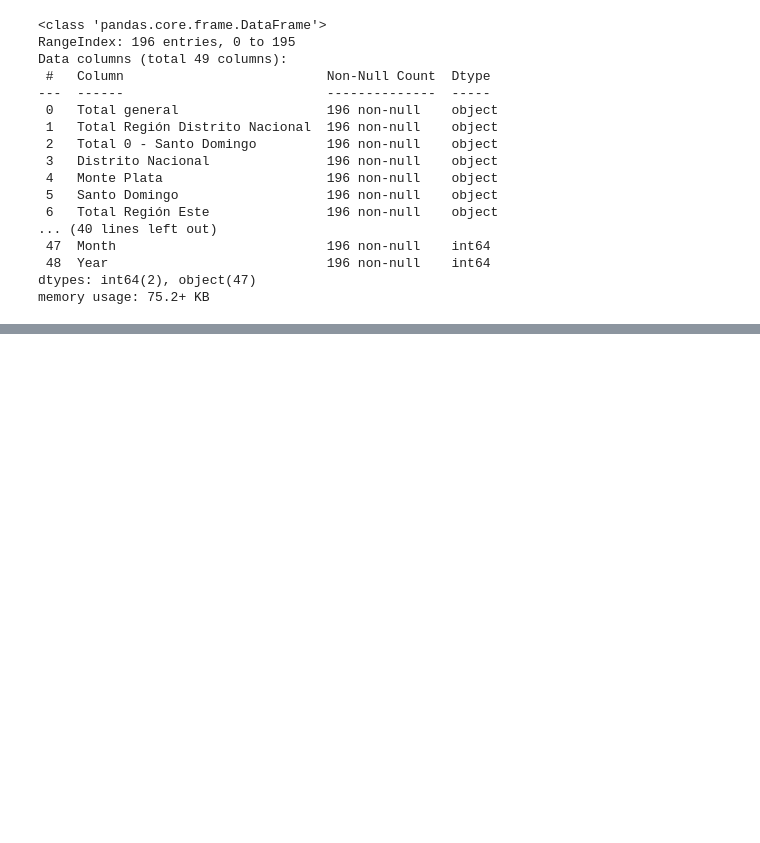
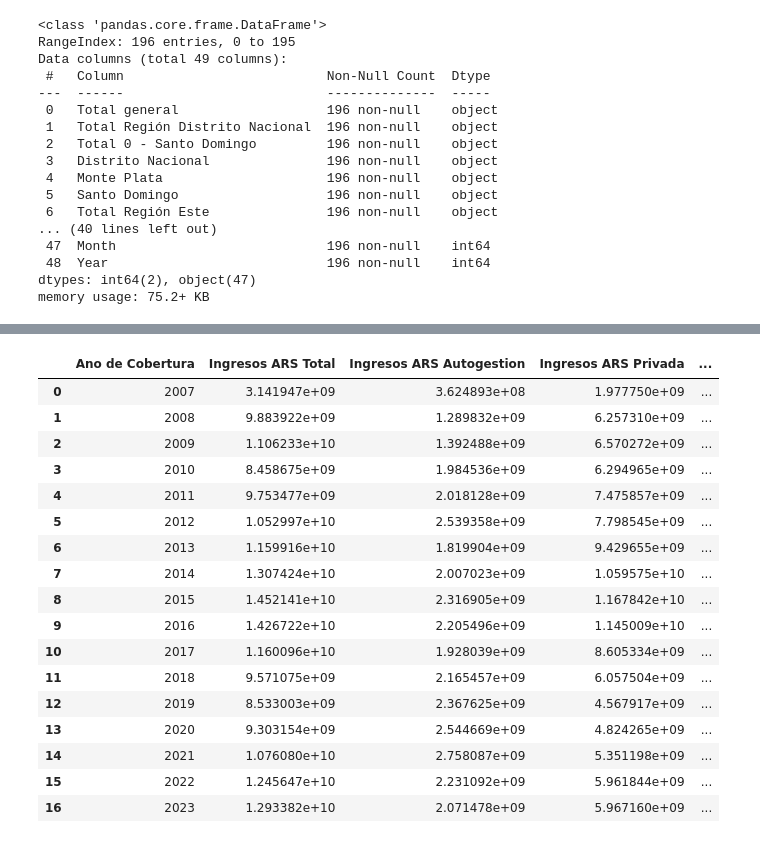
Before and after one commit to erid144/Analisis-de-las-ARS-en-el-Seguro-Familiar-de-Salud-de-la-Republica-Dominicana, a Jupyter notebook: Solution.ipynb, the cells around one changed output, grey strips where cells are left out. Saved outputs shown, nothing was run; the diff lists cells and outputs as text; code cells hidden in the pictures; blank space fills up the shorter version.

```diff
--- a/Solution.ipynb
+++ b/Solution.ipynb
@@ -102,0 +110,64 @@ Extraer_FinanciamientoDispersado_TipoAfiliado(data_path, header_=9, rows_=26-9,
+# %%
+def Extraer_SiniestralidadFlujos(datapath, header_=10, rows_=23-7, skip=[], columns_="A:E", column_names=[], archivocsv='data.csv'):
+    if not column_names:
+        column_names = [
+            'Ano de Cobertura',
+            'Ingresos ARS Total',
+            'Ingresos ARS Autogestion',
+            'Ingresos ARS Privada',
+            'Ingresos ARS Publica',
+            'Gastos ARS Total',
+            'Gastos ARS Autogestion',
+            'Gastos ARS Privada',
+            'Gastos ARS Publica',
+            'Siniestralidad ARS Total',
+            'Siniestralidad ARS Autogestion',
+            'Siniestralidad ARS Privada',
+            'Siniestralidad ARS Publica',
+        ]
+    if not skip:
+        skip = [12,30,48]
+
+    df_header = pd.read_excel(datapath, header=header_, nrows=2, usecols=columns_)
+    df1 = pd.read_excel(datapath, header=None, skiprows=skip[0], nrows=rows_, usecols=columns_)
+    df1.columns = column_names[:5]
+    Normalizar_fecha(df1)
+
+    df2 = pd.read_excel(datapath, header=None, skiprows=skip[1], nrows=rows_, usecols=columns_)
+    df2.columns = [column_names[0]] + column_names[5:9]
+    Normalizar_fecha(df2)
+
+    df3 = pd.read_excel(datapath, header=None, skiprows=skip[2], nrows=rows_, usecols=columns_)
+    df3.columns = [column_names[0]] + column_names[9:]
+    Normalizar_fecha(df3)
+    df = pd.merge(df1, df2, on='Ano de Cobertura', how='inner')
+    df = pd.merge(df, df3, on='Ano de Cobertura', how='inner')
+    df.columns = column_names
+
+    df.to_csv(archivocsv, index=False)
+    #return df
+data_path = "data/SISALRIL/siniestralidad/Siniestralidad_RC_PBS_02.xlsx"
+datafile = 'data/SISALRIL/siniestralidad/RC_Ingresos_Gastos_Siniestralidad_Anual.csv'
+Extraer_SiniestralidadFlujos(data_path, header_=10, rows_=23-6, skip=[], columns_="A:E", archivocsv=datafile)
+data_path = "data/SISALRIL/siniestralidad/Sinestralidad_OP_02.xlsx"
+datafile = 'data/SISALRIL/siniestralidad/OP_Ingresos_Gastos_Siniestralidad_Anual.csv'
+Extraer_SiniestralidadFlujos(data_path, header_=14, rows_=31-14, skip=[14,32,50], columns_="A:E", archivocsv=datafile)
+# %% [output]
+|  | Ano de Cobertura | Ingresos ARS Total | Ingresos ARS Autogestion | Ingresos ARS Privada | ... |
+| 0 | 2007 | 3.141947e+09 | 3.624893e+08 | 1.977750e+09 | ... |
+| 1 | 2008 | 9.883922e+09 | 1.289832e+09 | 6.257310e+09 | ... |
+| 2 | 2009 | 1.106233e+10 | 1.392488e+09 | 6.570272e+09 | ... |
+| 3 | 2010 | 8.458675e+09 | 1.984536e+09 | 6.294965e+09 | ... |
+| 4 | 2011 | 9.753477e+09 | 2.018128e+09 | 7.475857e+09 | ... |
+| 5 | 2012 | 1.052997e+10 | 2.539358e+09 | 7.798545e+09 | ... |
+| 6 | 2013 | 1.159916e+10 | 1.819904e+09 | 9.429655e+09 | ... |
+| 7 | 2014 | 1.307424e+10 | 2.007023e+09 | 1.059575e+10 | ... |
+| 8 | 2015 | 1.452141e+10 | 2.316905e+09 | 1.167842e+10 | ... |
+| 9 | 2016 | 1.426722e+10 | 2.205496e+09 | 1.145009e+10 | ... |
+| 10 | 2017 | 1.160096e+10 | 1.928039e+09 | 8.605334e+09 | ... |
+| 11 | 2018 | 9.571075e+09 | 2.165457e+09 | 6.057504e+09 | ... |
+| 12 | 2019 | 8.533003e+09 | 2.367625e+09 | 4.567917e+09 | ... |
+| 13 | 2020 | 9.303154e+09 | 2.544669e+09 | 4.824265e+09 | ... |
+| 14 | 2021 | 1.076080e+10 | 2.758087e+09 | 5.351198e+09 | ... |
+| 15 | 2022 | 1.245647e+10 | 2.231092e+09 | 5.961844e+09 | ... |
+| 16 | 2023 | 1.293382e+10 | 2.071478e+09 | 5.967160e+09 | ... |
```
Also changed, not shown: parts of 7 cells of this notebook, 13 other files.
